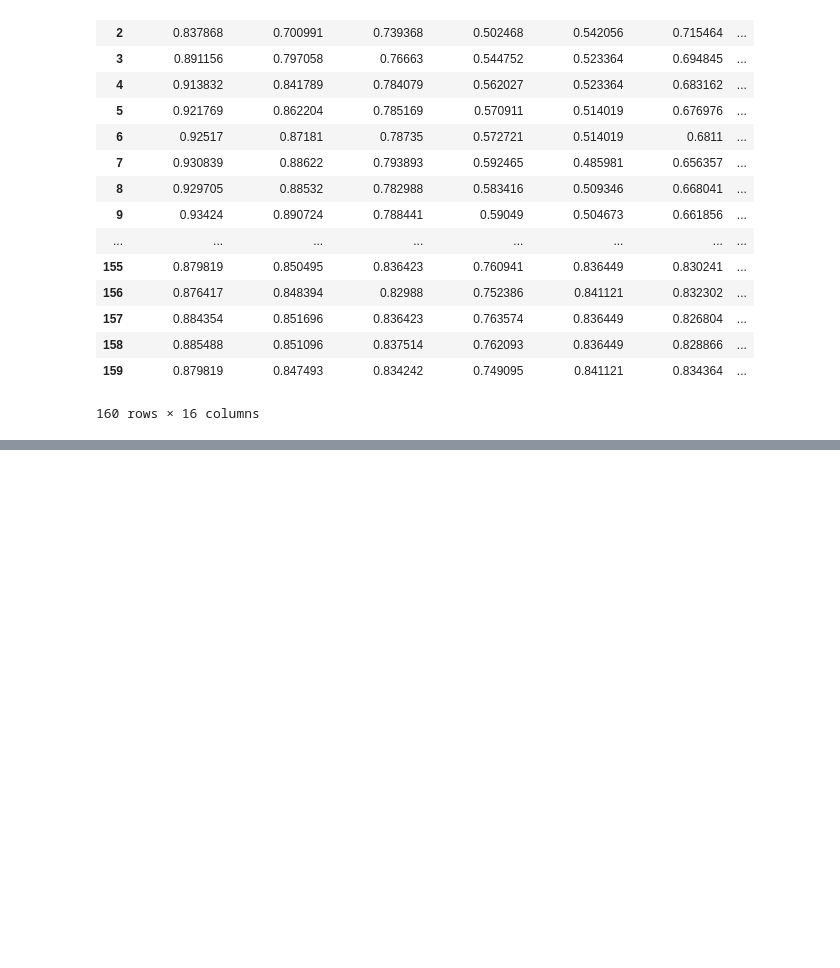
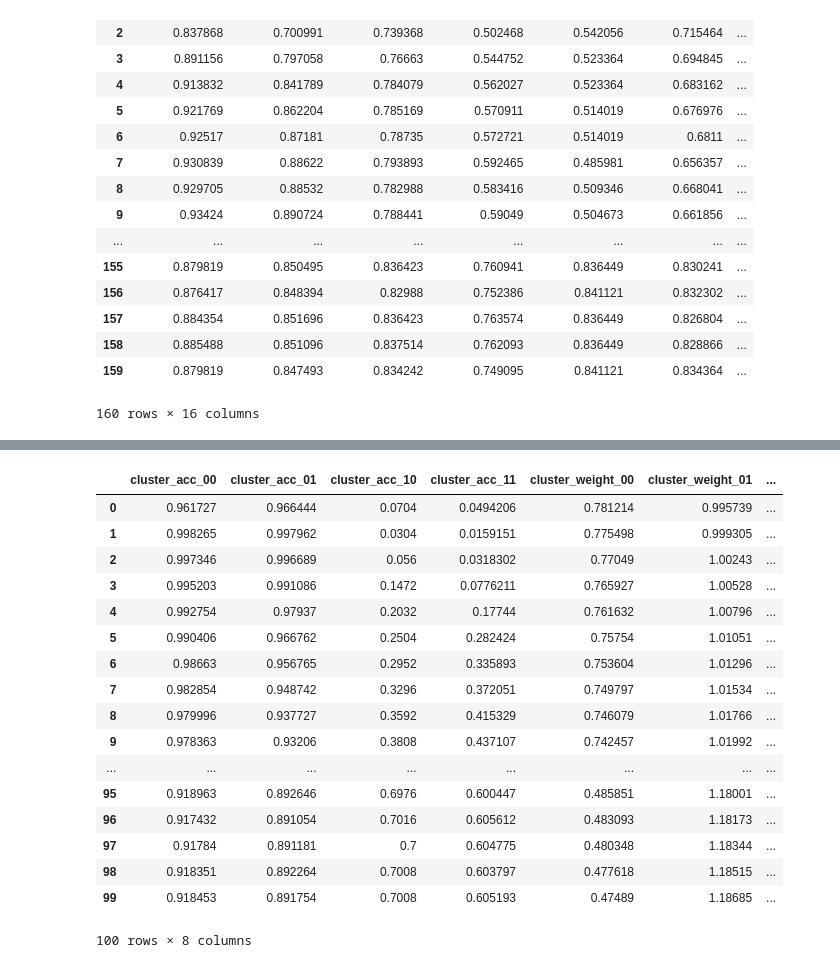
Before and after one commit to ghayat2/Agnostic_Fairness, a Jupyter notebook: Logistic_Regression/analysis.ipynb, the cells around one changed output, grey strips where cells are left out. Drawn from its saved outputs; the diff is of its cells as text; code cells hidden in the pictures; blank space fills up the shorter version.

```diff
--- a/Logistic_Regression/analysis.ipynb
+++ b/Logistic_Regression/analysis.ipynb
@@ -240,0 +263,21 @@ history_3d_samples_subgroup[[c for c in history_3d_samples_subgroup.columns if "
+# %%
+history_3d_not_balanced_init[[c for c in history_3d_not_balanced_init.columns if "cluster" in c and "grad" not in c]][:100]
+# %% [output]
+|  | cluster_acc_00 | cluster_acc_01 | cluster_acc_10 | cluster_acc_11 | cluster_weight_00 | cluster_weight_01 | ... |
+| 0 | 0.961727 | 0.966444 | 0.0704 | 0.0494206 | 0.781214 | 0.995739 | ... |
+| 1 | 0.998265 | 0.997962 | 0.0304 | 0.0159151 | 0.775498 | 0.999305 | ... |
+| 2 | 0.997346 | 0.996689 | 0.056 | 0.0318302 | 0.77049 | 1.00243 | ... |
+| 3 | 0.995203 | 0.991086 | 0.1472 | 0.0776211 | 0.765927 | 1.00528 | ... |
+| 4 | 0.992754 | 0.97937 | 0.2032 | 0.17744 | 0.761632 | 1.00796 | ... |
+| 5 | 0.990406 | 0.966762 | 0.2504 | 0.282424 | 0.75754 | 1.01051 | ... |
+| 6 | 0.98663 | 0.956765 | 0.2952 | 0.335893 | 0.753604 | 1.01296 | ... |
+| 7 | 0.982854 | 0.948742 | 0.3296 | 0.372051 | 0.749797 | 1.01534 | ... |
+| 8 | 0.979996 | 0.937727 | 0.3592 | 0.415329 | 0.746079 | 1.01766 | ... |
+| 9 | 0.978363 | 0.93206 | 0.3808 | 0.437107 | 0.742457 | 1.01992 | ... |
+| ... | ... | ... | ... | ... | ... | ... | ... |
+| 95 | 0.918963 | 0.892646 | 0.6976 | 0.600447 | 0.485851 | 1.18001 | ... |
+| 96 | 0.917432 | 0.891054 | 0.7016 | 0.605612 | 0.483093 | 1.18173 | ... |
+| 97 | 0.91784 | 0.891181 | 0.7 | 0.604775 | 0.480348 | 1.18344 | ... |
+| 98 | 0.918351 | 0.892264 | 0.7008 | 0.603797 | 0.477618 | 1.18515 | ... |
+| 99 | 0.918453 | 0.891754 | 0.7008 | 0.605193 | 0.47489 | 1.18685 | ... |
+100 rows × 8 columns
```
Also changed, not shown: parts of 4 cells of this notebook, 8 other files.
